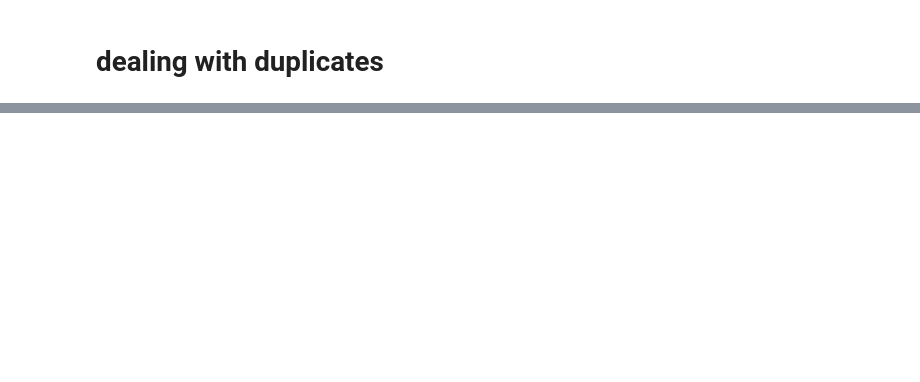
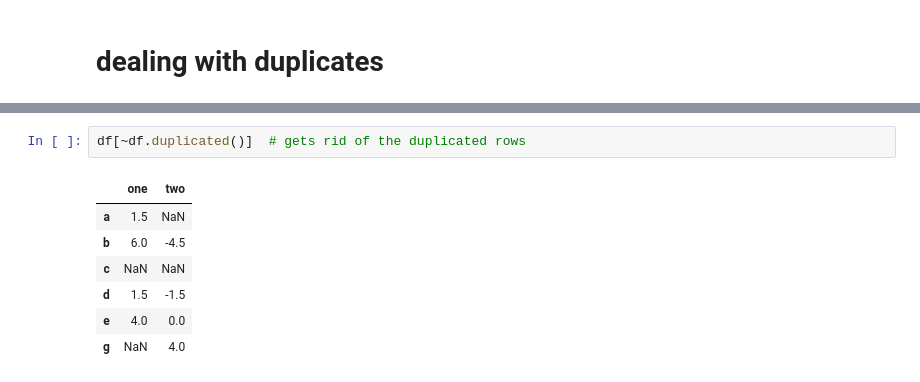
Before and after one commit to smileschen/2018-fa-stats131, a Jupyter notebook: 04-03.ipynb, the cells around one changed output, grey strips where cells are left out. Drawn from its saved outputs; the diff is of its cells as text; blank space fills up the shorter version.

```diff
--- a/04-03.ipynb
+++ b/04-03.ipynb
@@ -182,0 +578,10 @@ df.duplicated()  # sees if any of the rows are a duplicate of an earlier row
+# %%
+df[~df.duplicated()]  # gets rid of the duplicated rows
+# %% [output]
+|  | one | two |
+| a | 1.5 | NaN |
+| b | 6.0 | -4.5 |
+| c | NaN | NaN |
+| d | 1.5 | -1.5 |
+| e | 4.0 | 0.0 |
+| g | NaN | 4.0 |
```
Also changed, not shown: parts of 56 cells of this notebook.
